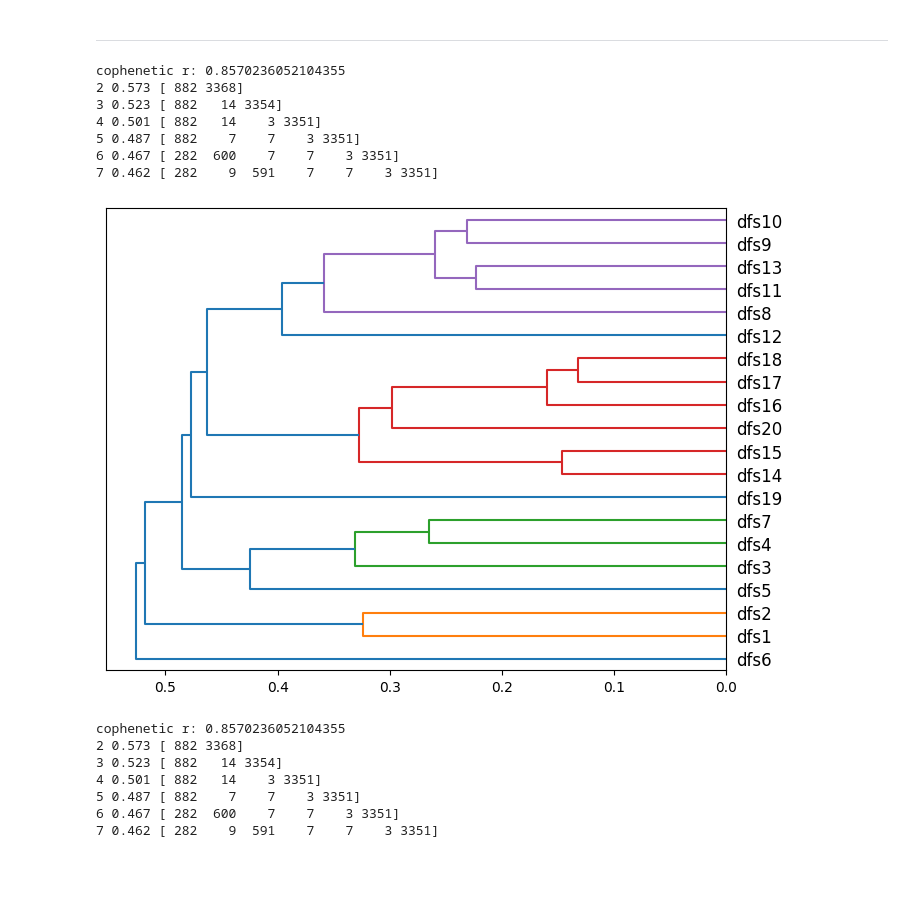
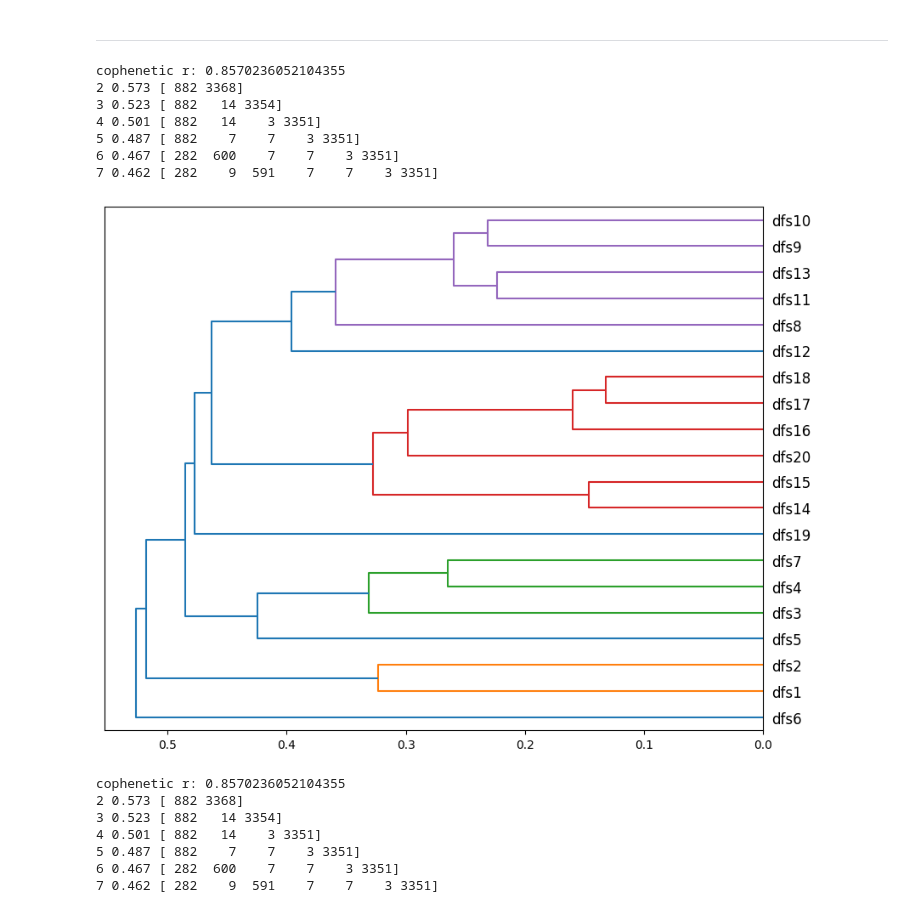
Before and after one commit to oral-health-and-disease-ontologies/DFA-Study, a Jupyter notebook: notebooks/ML-testing.ipynb, the cells around one changed output. Drawn from its saved outputs; the diff is of its cells as text; code cells hidden in the pictures; blank space fills up the shorter version.

```diff
--- a/notebooks/ML-testing.ipynb
+++ b/notebooks/ML-testing.ipynb
@@ -561,47 +561,36 @@ test_df.query("idaf_flag==1 and mdas_flag==1").shape
 # %% [markdown]
 ---
 # %%
-items = [f"dfs{i}" for i in range(1, 21)]
+# items = [f"dfs{i}" for i in range(1, 21)]
 # X = df.loc[(df[items] != -9876).all(axis=1), items].astype(int)
-cluster_df = subset_df.copy()
+dfs_cluster_df = subset_df.copy()
 
 # --- 1. Item clustering: distance = 1 - Spearman correlation
-R = cluster_df.corr(method="spearman")
+R = dfs_cluster_df.corr(method="spearman")
 Zi = linkage(squareform(1 - R, checks=False), method="average")
-fig, ax = plt.subplots(figsize=(8, 6))          # width, height in inches
-dendrogram(Zi, labels=items, orientation="left", ax=ax)
+fig, ax = plt.subplots(figsize=(10, 8))          # width, height in inches
+dendrogram(Zi, labels=DFS_QUESTION_COLS, orientation="left", ax=ax)
 
 # --- 2. Respondent clustering
 D = pdist(subset_df.to_numpy(), metric="cityblock")       # Manhattan suits ordinal Likert
 Z = linkage(D, method="average")                   # or: linkage(X, "ward") for Euclidean/Ward
 print("cophenetic r:", cophenet(Z, D)[0])          # how faithfully the tree preserves distances
 
 for k in range(2, 8):
     lab = fcluster(Z, k, criterion="maxclust")
     print(k, round(silhouette_score(squareform(D), lab, metric="precomputed"), 3),
           np.bincount(lab)[1:])
-
-# stability: recluster bootstrap resamples, compare labels on the shared rows
-def stability(X, k, B=50, method="average", seed=0):
-    rng, ref = np.random.default_rng(seed), fcluster(Z, k, "maxclust")
-    aris = []
-    for _ in range(B):
-        idx = np.unique(rng.choice(len(X), len(X)))
-        lab = fcluster(linkage(pdist(X.iloc[idx], "cityblock"), method), k, "maxclust")
-        aris.append(adjusted_rand_score(ref[idx], lab))
-    return np.mean(aris)
-
 # profile the clusters
-# cluster_df.assign(cluster=fcluster(Z, 4, "maxclust")).groupby("cluster").mean().T
+# dfs_cluster_df.assign(cluster=fcluster(Z, 4, "maxclust")).groupby("cluster").mean().T
 # %% [output]
 cophenetic r: 0.8570236052104355
 2 0.573 [ 882 3368]
 3 0.523 [ 882   14 3354]
 4 0.501 [ 882   14    3 3351]
 5 0.487 [ 882    7    7    3 3351]
 6 0.467 [ 282  600    7    7    3 3351]
 7 0.462 [ 282    9  591    7    7    3 3351]
-[figure, old version]
+[figure, new version]
 # %%
 # Example output line: 4 0.312 [3120  980  410   30]
 # This reads: at k = 4, the silhouette is 0.31 and the cluster sizes are 3,120, 980, 410, and 30.
```
Also changed, not shown: parts of 4 cells of this notebook.
